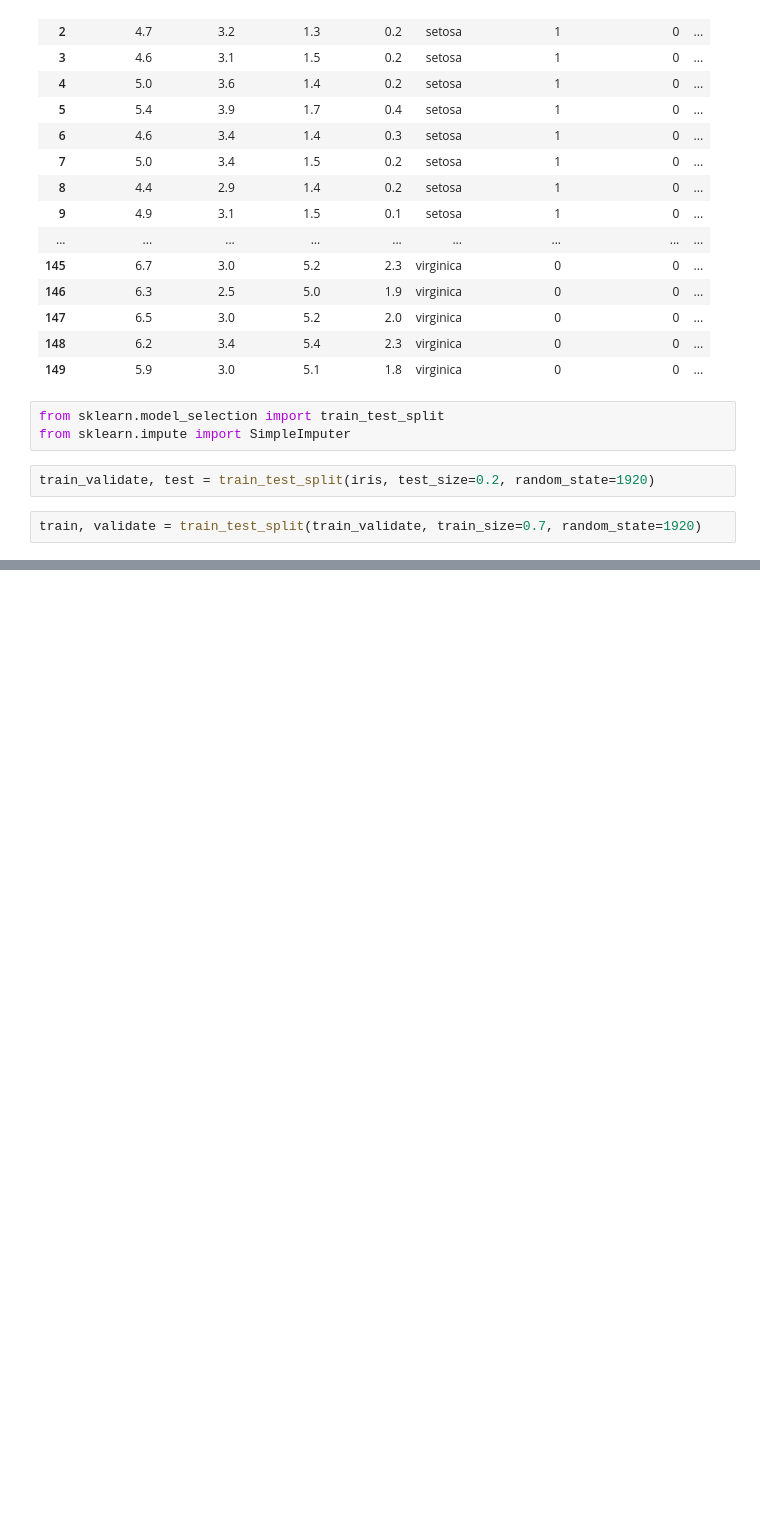
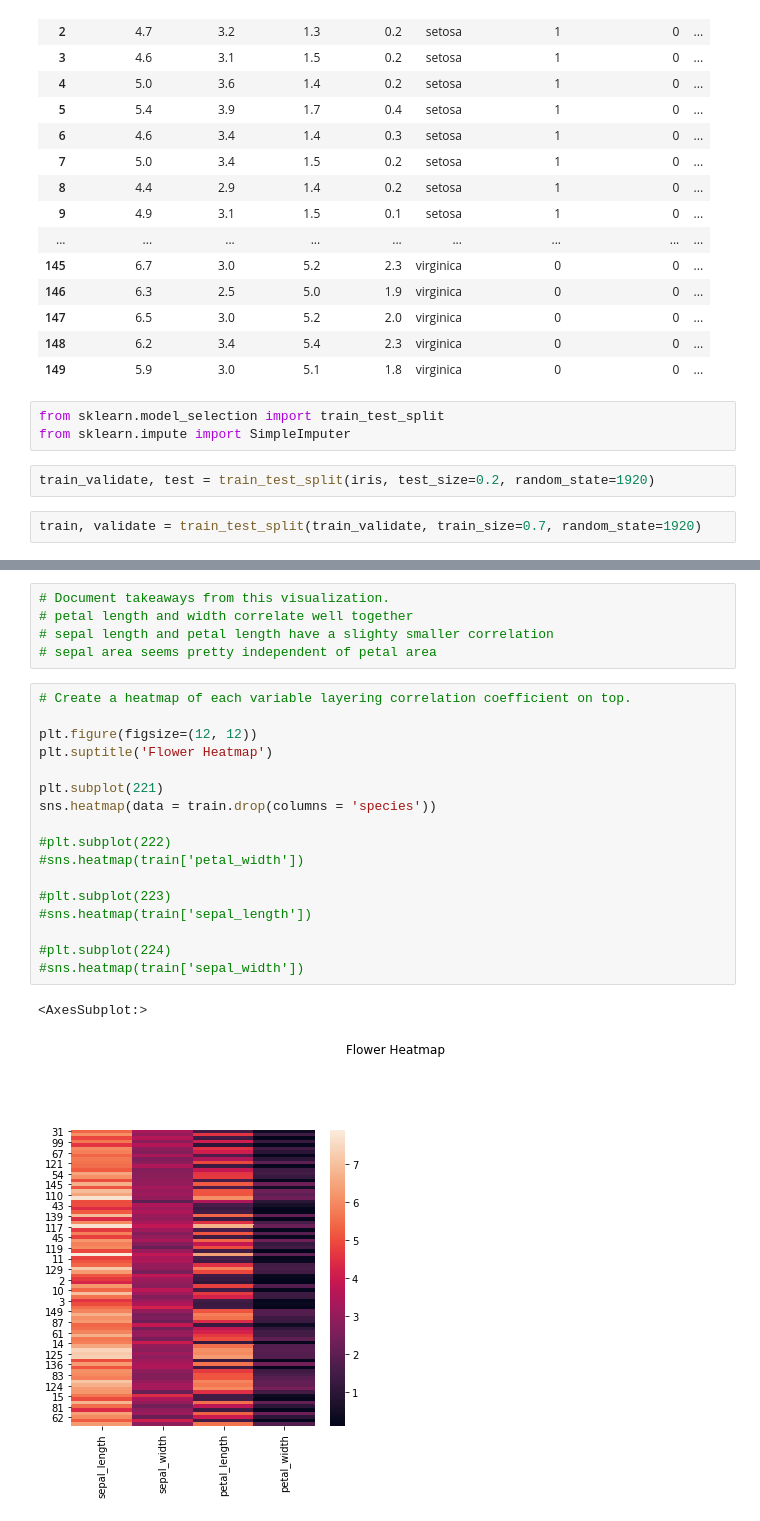
Before and after one commit to Sam-keeler/classification-exercises, a Jupyter notebook: classification_exercises.ipynb, the cells around one changed output, grey strips where cells are left out. Drawn from its saved outputs; the diff is of its cells as text; blank space fills up the shorter version.

```diff
--- a/classification_exercises.ipynb
+++ b/classification_exercises.ipynb
@@ -409,0 +444,25 @@ validate
+# %%
+# Document takeaways from this visualization.
+# petal length and width correlate well together
+# sepal length and petal length have a slighty smaller correlation
+# sepal area seems pretty independent of petal area
+# %%
+# Create a heatmap of each variable layering correlation coefficient on top.
+
+plt.figure(figsize=(12, 12))
+plt.suptitle('Flower Heatmap')
+
+plt.subplot(221)
+sns.heatmap(data = train.drop(columns = 'species'))
+
+#plt.subplot(222)
+#sns.heatmap(train['petal_width'])
+
+#plt.subplot(223)
+#sns.heatmap(train['sepal_length'])
+
+#plt.subplot(224)
+#sns.heatmap(train['sepal_width'])
+# %% [output]
+<AxesSubplot:>
+[figure, added]
```
Also changed, not shown: parts of 9 cells of this notebook.
